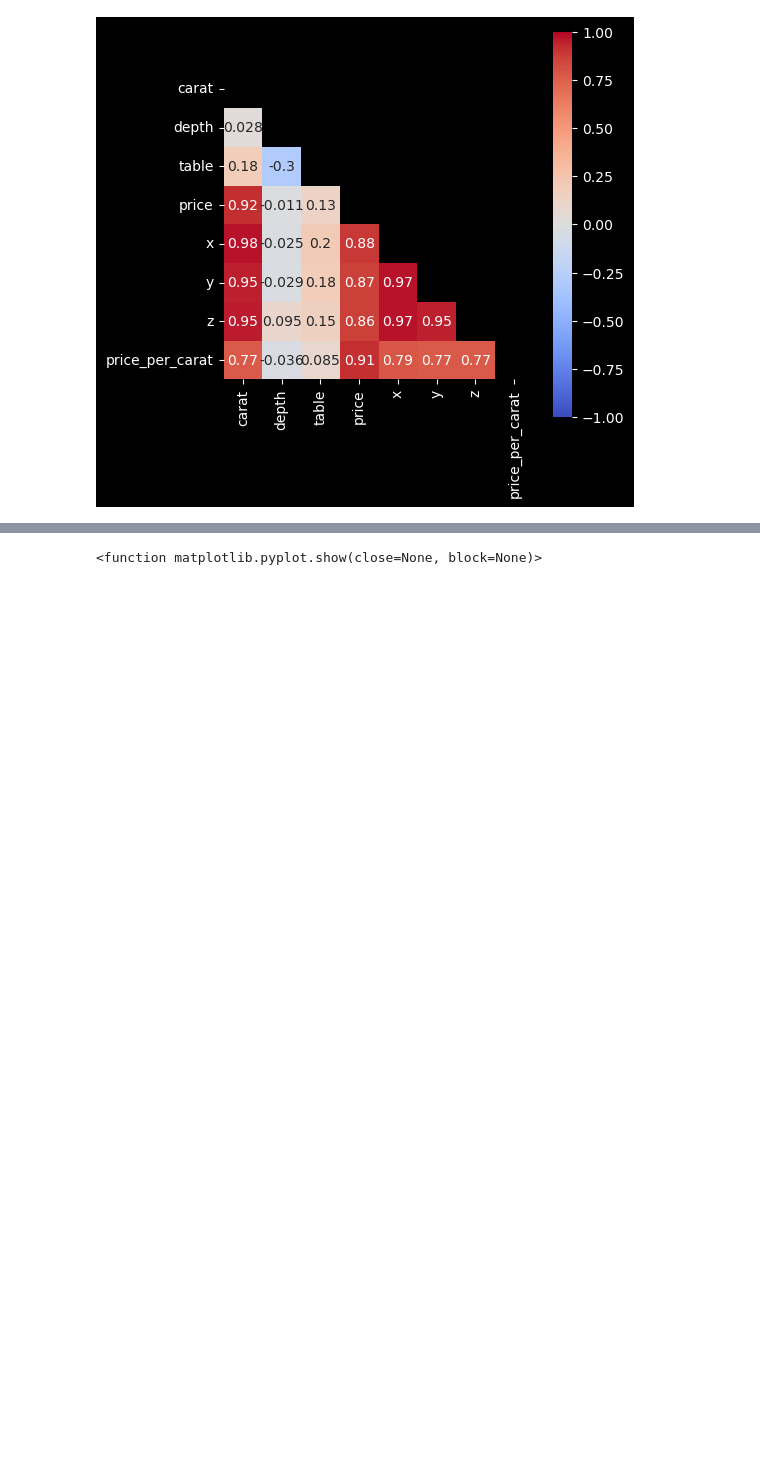
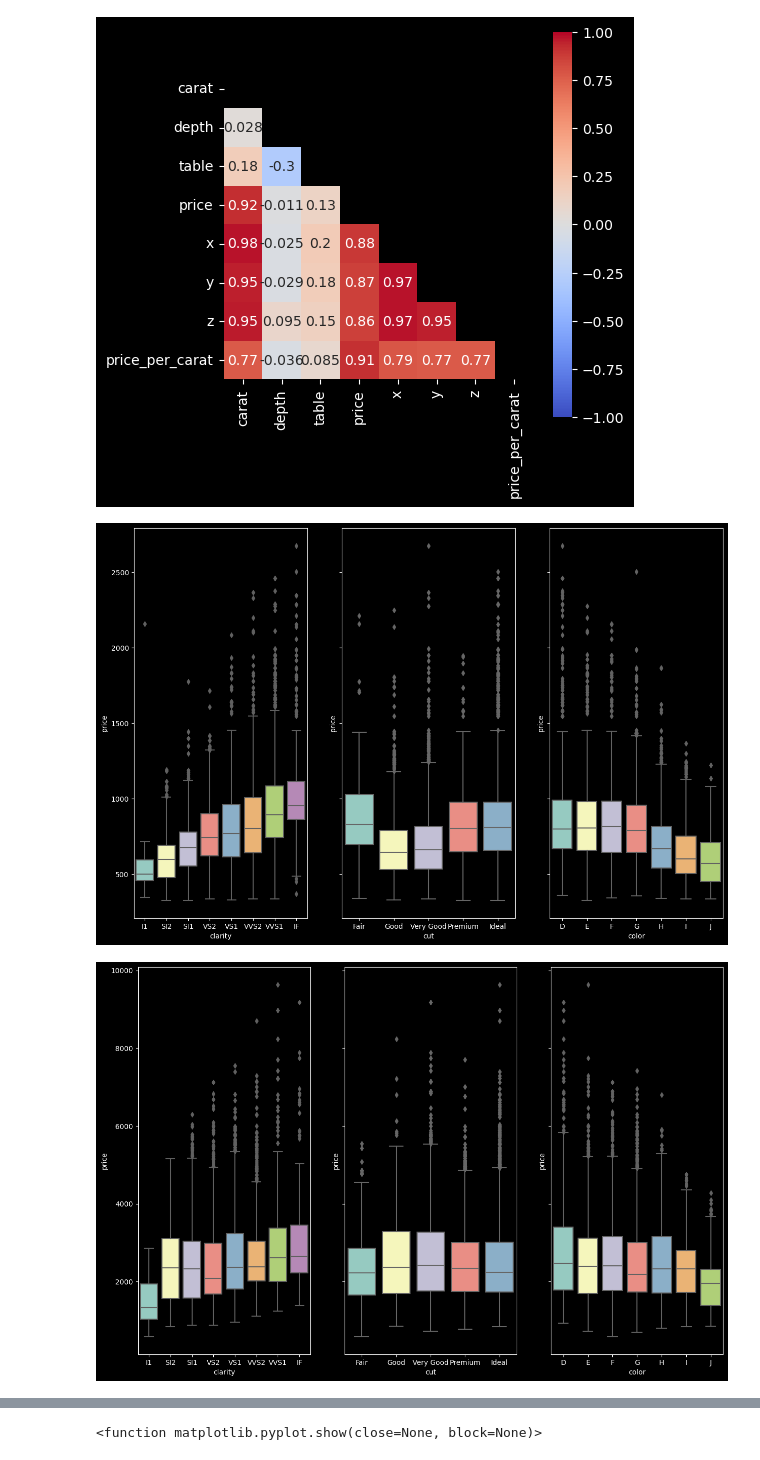
Before and after one commit to YanaOrf/Diamonds_analysis, a Jupyter notebook: Dimonds.ipynb, the cells around one changed output, grey strips where cells are left out. Drawn from its saved outputs; the diff is of its cells as text; code cells hidden in the pictures; blank space fills up the shorter version.

Commit message:
carat_label_list

```diff
--- a/Dimonds.ipynb
+++ b/Dimonds.ipynb
@@ -6,7 +6,7 @@ import seaborn as sns
 import statistics as statss
 from scipy import stats
 # %%
-dimonds=pd.read_csv("/Users/Yanaorfin_1/Documents/My_Data_Projects/Dimonds_Analysis/diamonds.csv")
+dimonds=pd.read_csv("/Users/Yanaorfin_1/Documents/Academy/Dimonds_analysis/diamonds.csv")
 # %%
 dimonds.head(5)
 # %% [output]
@@ -53,3 +53,15 @@ dtype: int64
 # %%
 # new column
 dimonds["price_per_carat"]=dimonds["price"]/dimonds["carat"]
+# %%
+
+# dimonds["carat_label"]=dimonds["carat"].apply(lambda value: "XS" if value<0.5 else "S" if value<=1 else "M" if value<=1 else )
+# dimonds["carat_label"]=dimonds["carat"].apply(lambda value: "XL" if value>4 else "L" if value>3 else "")
+
+
+dimonds["carat_label"]=dimonds["carat"].apply(lambda value:
+"XS" if value<0.5
+else "S" if value<1
+else "M" if value<2
+else "L" if value < 4
+else "XL")
@@ -69,6 +110,13 @@ dimonds.describe()
 EDA
 # %%
 plt.style.use("dark_background")
+# %%
+color_list=dimonds.color.unique()
+color_list.sort()
+# %%
+clarity_order=["I1", "SI2", "SI1", "VS2", "VS1", "VVS2", "VVS1", "IF"]
+cut_order=["Fair", "Good", "Very Good", "Premium", "Ideal"]
+color_order=color_list
 # %%
 #Distribution of
 
@@ -95,3 +143,18 @@ sns.heatmap(matrix,cmap="coolwarm",vmin=-1,vmax=1,robust=True,square=True,annot=
 plt.show()
 # %% [output]
 [figure]
+# %%
+carat_label_list=["XS","S","M","L","XL"]
+
+for carat_label in  carat_label_list:
+    fig,axs=plt.subplots(1,3,sharey=True,figsize=(15,10))
+    sns.boxplot(data=dimonds[(dimonds["carat_label"])==carat_label],y="price",x="clarity",order=clarity_order, ax=axs[0])
+    sns.boxplot(data=dimonds[(dimonds["carat_label"])==carat_label],y="price",x="cut",order=cut_order,ax=axs[1])
+    sns.boxplot(data=dimonds[(dimonds["carat_label"])==carat_label],y="price",x="color",order=color_order,ax=axs[2])
+    ax.set_title(carat_label)
+
+
+    plt.show()
+# %% [output]
+[figure, added]
+[figure, added]
```
Also changed, not shown: parts of 8 cells of this notebook.
